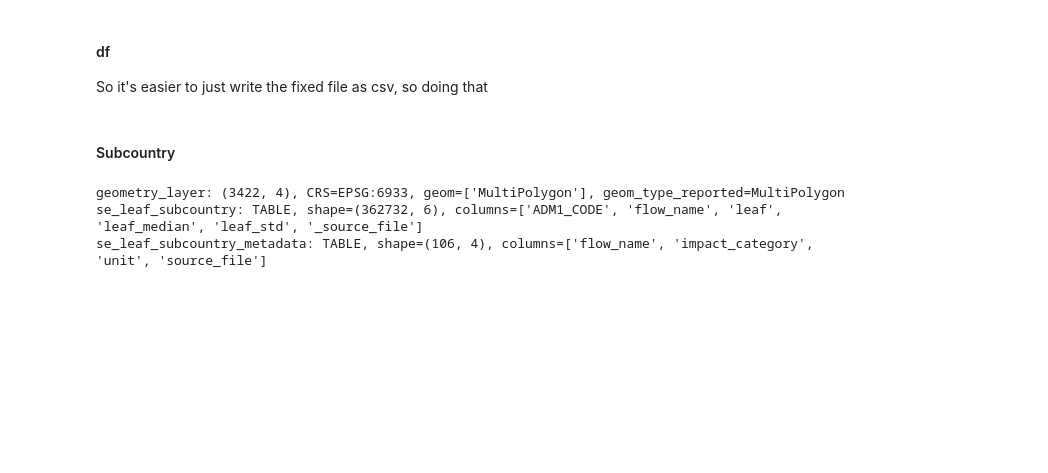
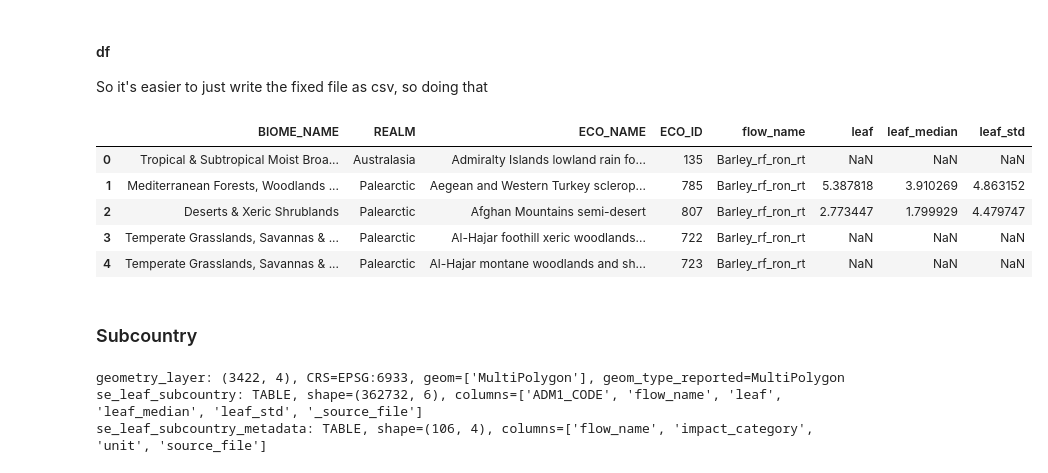
Before and after one commit to cloyolaangosto/SBTN_Test, a Jupyter notebook: LEAFs/Name_Cleaning.ipynb, the cells around one changed output. Saved outputs shown, nothing was run; the diff lists cells and outputs as text; code cells hidden in the pictures; blank space fills up the shorter version.

```diff
--- a/LEAFs/Name_Cleaning.ipynb
+++ b/LEAFs/Name_Cleaning.ipynb
@@ -23,6 +23,9 @@ rename_metrics = {
     'cf_median': 'leaf_median',
     'cf_std': 'leaf_std',
 }
+
+er_shp = gpd.read_file("../data/Ecoregions2017/Ecoregions2017.shp")
+er_df = er_shp[["ECO_ID","ECO_NAME","BIOME_NAME","REALM"]]
 # %%
 def inspect_gpkg(filepath: str):
     layer_info = pyogrio.list_layers(filepath)  # array of [name, geom_type]
@@ -418,4 +430,19 @@ Geopackage updated into: ../LEAFs/soil_erosion/se_ecoregions_clipped_2.gpkg
 #### df
 
 So it's easier to just write the fixed file as csv, so doing that
+# %%
+se_er_df = se_er_gpkg_data['se_leaf_ecoregions']
+# %%
+se_er_df = se_er_df.merge(er_df, how = "left", on = "ECO_ID")
+# %%
+se_er_df = se_er_df[['BIOME_NAME', 'REALM', 'ECO_NAME',"ECO_ID", 'flow_name', 'leaf', 'leaf_median', 'leaf_std']]
+# %%
+se_er_df.head()
+# %% [output]
+|  | BIOME_NAME | REALM | ECO_NAME | ECO_ID | flow_name | leaf | leaf_median | leaf_std |
+| 0 | Tropical & Subtropical Moist Broa... | Australasia | Admiralty Islands lowland rain fo... | 135 | Barley_rf_ron_rt | NaN | NaN | NaN |
+| 1 | Mediterranean Forests, Woodlands ... | Palearctic | Aegean and Western Turkey sclerop... | 785 | Barley_rf_ron_rt | 5.387818 | 3.910269 | 4.863152 |
+| 2 | Deserts & Xeric Shrublands | Palearctic | Afghan Mountains semi-desert | 807 | Barley_rf_ron_rt | 2.773447 | 1.799929 | 4.479747 |
+| 3 | Temperate Grasslands, Savannas & ... | Palearctic | Al-Hajar foothill xeric woodlands... | 722 | Barley_rf_ron_rt | NaN | NaN | NaN |
+| 4 | Temperate Grasslands, Savannas & ... | Palearctic | Al-Hajar montane woodlands and sh... | 723 | Barley_rf_ron_rt | NaN | NaN | NaN |
 # %%
@@ -423,5 +450,5 @@ se_er_gpkg_data['se_leaf_ecoregions'].to_csv(soil_er_df_fp, index=False)
 # %% [markdown]
-#### Subcountry
+### Subcountry
 # %%
 soil_sc_fp = "../LEAFs/soil_erosion/se_subcountry_clipped_2.gpkg"
 soil_sc_df_fp = "../LEAFs/soil_erosion/se_subcountry_clipped_2.csv"
```
Also changed, not shown: parts of 58 cells of this notebook, 2 other files.
